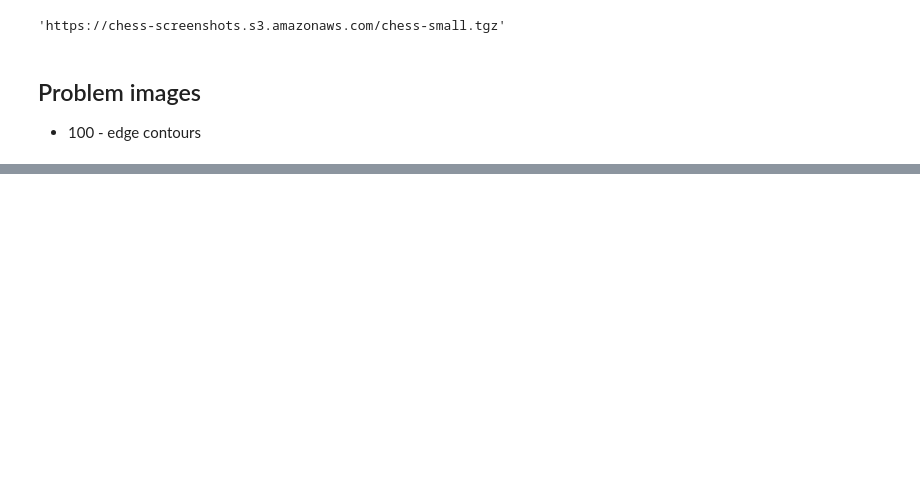
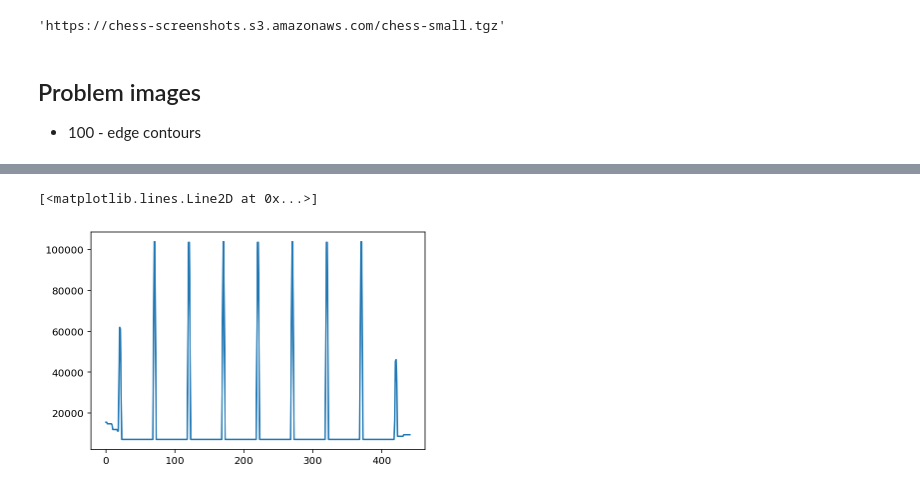
Before and after one commit to idrisr/chessocrnb, a Jupyter notebook: nbs/05_hough.py.ipynb, the cells around one changed output, grey strips where cells are left out. Cells and saved outputs as stored; diff of their text form; code cells hidden in the pictures; blank space fills up the shorter version.

```diff
--- a/nbs/05_hough.py.ipynb
+++ b/nbs/05_hough.py.ipynb
@@ -89,3 +94,8 @@ h.show()
+# %%
+plt.plot(h.vsig)
+# %% [output]
+[<matplotlib.lines.Line2D at 0x...>]
+[figure, added]
 # %%
 img
 # %% [output]
```
Also changed, not shown: parts of 15 cells of this notebook, 14 other files.
